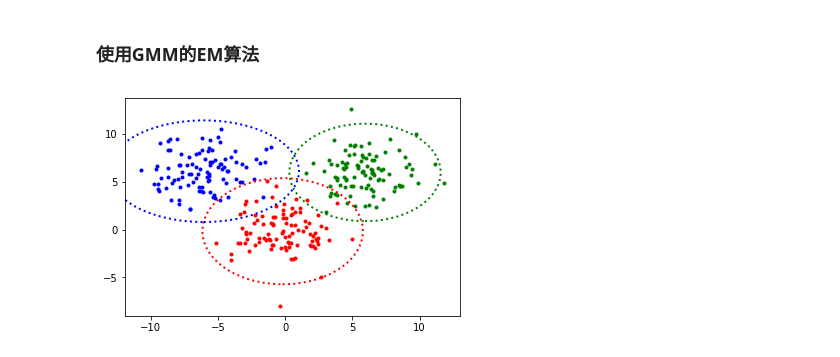
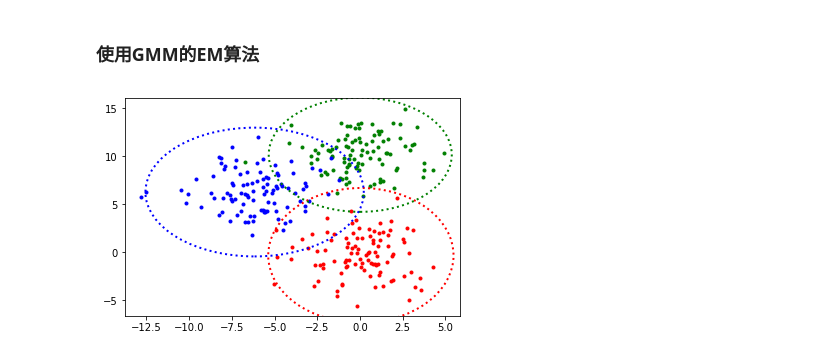
Before and after one commit to CN-GuoZiyang/machine-learning, a Jupyter notebook: ML_Lab3/ML_Lab3.ipynb, the cells around one changed output. Cells and saved outputs as stored; diff of their text form; code cells hidden in the pictures.

```diff
--- a/ML_Lab3/ML_Lab3.ipynb
+++ b/ML_Lab3/ML_Lab3.ipynb
@@ -10,8 +10,8 @@ for i in range(100):
     X[0, i] = random.gauss(0, 2)
     X[1, i] = random.gauss(0, 2)
 for i in range(100, 200):
-    X[0, i] = random.gauss(6, 2)
-    X[1, i] = random.gauss(6, 2)
+    X[0, i] = random.gauss(0, 2)
+    X[1, i] = random.gauss(10, 2)
 for i in range(200, 300):
     X[0, i] = random.gauss(-6, 2)
     X[1, i] = random.gauss(6, 2)
@@ -165,22 +194,22 @@ def update_Var(X, Mu, W):
         Var[i] = np.average((X - Mu[i]) ** 2, axis=0, weights=W[:, i])
     return Var
 # %%
-true_Mu = [[0., 0.], [6., 6.], [-6., 6.]]
+true_Mu = [[0., 0.], [0., 10.], [-6., 6.]]
 true_Var = [[2, 2], [2, 2], [2, 2]]
 n_clusters = 3
 n_points = len(X)
-Mu = [[0, -1], [6, 0], [0, 9]]
+Mu = [[0, 1], [0, 5], [-3, 5]]
 Var = [[1, 1], [1, 1], [1, 1]]
 Pi = [1 / n_clusters] * 3
 W = np.ones((n_points, n_clusters)) / n_clusters
 Pi = W.sum(axis=0) / W.sum()
 # 迭代
 for i in range(100):
     logLH(X, Pi, Mu, Var)
     W = update_W(X, Mu, Var, Pi)
     Pi = update_Pi(W)
     Mu = update_Mu(X, W)
     Var = update_Var(X, Mu, W)
 plot_clusters(X, Mu, Var)
 # %% [output]
-[figure, old version]
+[figure, new version]
```
Also changed, not shown: parts of 5 cells of this notebook.
